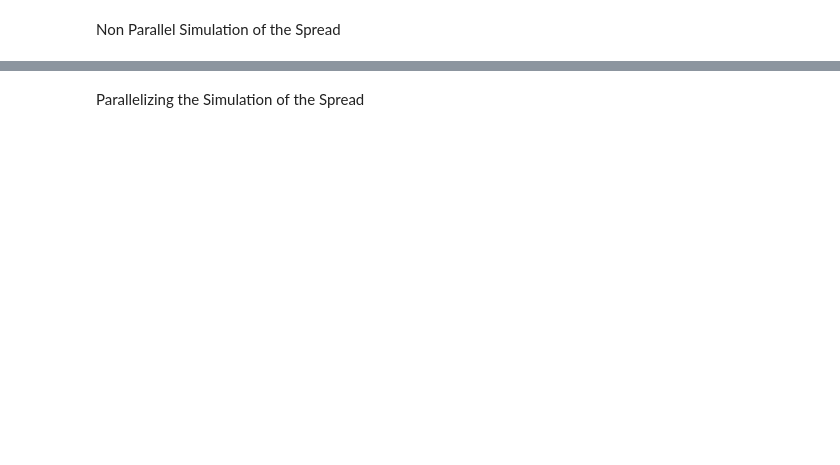
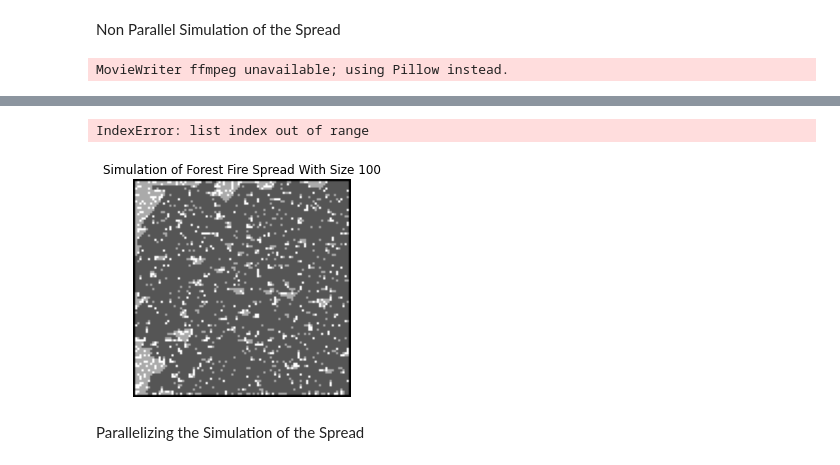
Before and after one commit to oluwatosinodev/forest_fire_spread_simulation, a Jupyter notebook: ACS_Subs/1/1Simulation-of-Forest-Fire-Spread.ipynb, the cells around one changed output, grey strips where cells are left out. Drawn from its saved outputs; the diff is of its cells as text; code cells hidden in the pictures; blank space fills up the shorter version.

```diff
--- a/ACS_Subs/1/1Simulation-of-Forest-Fire-Spread.ipynb
+++ b/ACS_Subs/1/1Simulation-of-Forest-Fire-Spread.ipynb
@@ -20,23 +22,35 @@ probLightning = 0.001 # represents the probability that an area suffered a light
 # %% [markdown]
 Non Parallel Simulation of the Spread
 # %%
+# here we create a function to initialize the forest site
 def initForestState(sizeOfForest):
 
+    # creating a multidimensional array of size sizeOfForest with one row and column
+    # of borderline to all sides of the forest.
+    # (assumming the site is firstly created with all borderlines),
     forestGrid = np.ones((sizeOfForest + 2, sizeOfForest + 2)) * BORDERLINE
 
+    # now we fill the forest with trees, according to the given probabilities above
+    # looping through the forest grids (excluding the borders) and assigning the values
+    # for the ground, trees and burning trees
     for i in range(1, sizeOfForest + 1):
         for j in range(1, sizeOfForest + 1):
 
-            if random() < probBurning:
-                # there is a burning tree in the area
-                forestGrid[i, j] = BURNING_TREE
-            elif random() < probTree:
-                # the area contains a non burning tree
-                forestGrid[i, j] = NON_BURNING_TREE
+            # we check for a burning tree and tree at this position
+            # but there has to be a tree, for the tree to be burning
+            # so let's check for a tree first
+            if random() < probTree:
+                if random() < probBurning:
+                    # the area contains a burning tree
+                    forestGrid[i, j] = BURNING_TREE
+                else:
+                    # the area contains a non burning tree
+                    forestGrid[i, j] = NON_BURNING_TREE
             else:
-                # it's a fallow area
+                # the area is empty
                 forestGrid[i, j] = GROUND
 
+    # returning the forest grid
     return forestGrid
 # %%
 # spread the fire with Moore neighborhood algorithm
@@ -103,7 +135,26 @@ def VisualizeForestFireSpread(sizeOfForest, noOfIteration):
 # %%
 startTime = time.time()
+gridSize = 100
+fig_no = 1
 
-VisualizeForestFireSpread(100, 10)
+forest = initForestState(gridSize)
+
+fig, forest_test, forestGridVisual = VisualizeForestFireSpread(gridSize, forest, fig_no)
 
 timeElapsed = time.time() - startTime
 print("Time elapsed for applying the spread on forest grid size 100: {0} seconds".format(timeElapsed))
+
+def animate(i):
+    global forest
+    forestGridVisual.set_array(forest)
+    forest = VisualizeForestFireSpread(gridSize, forest, fig_no)
+    return forestGridVisual
+
+anim = animation.FuncAnimation(fig, animate, interval=animation_delay, frames=20)
+
+# saving the animation as an mp4 video file
+anim.save('fire_spread_animation{0}.mp4'.format(gridSize), fps=30)
+
+plt.show()
+# %% [output]
+MovieWriter ffmpeg unavailable; using Pillow instead.
@@ -110,3 +162,5 @@ print("Time elapsed for applying the spread on forest grid size 100: {0} seconds
+IndexError: list index out of range
+[figure, added]
 # %%
 startTime = time.time()
 
```
Also changed, not shown: parts of 6 cells of this notebook, 9 other files.
